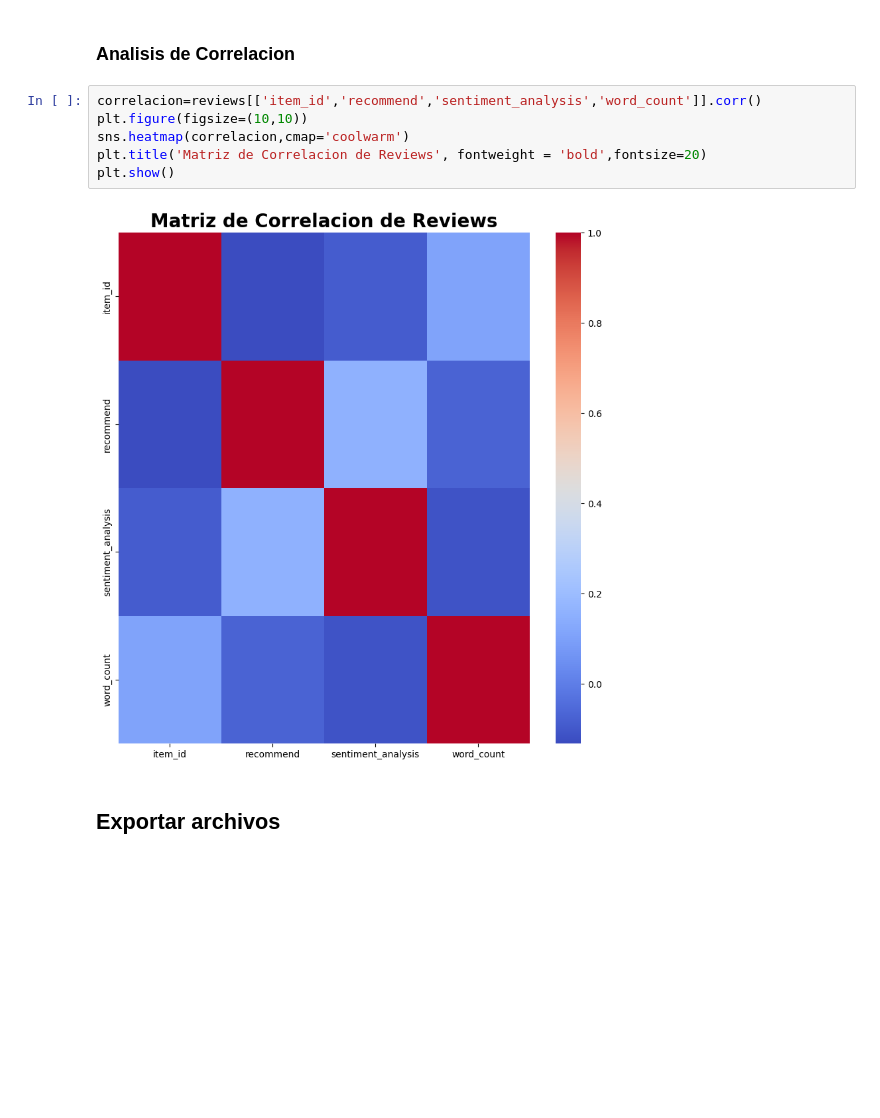
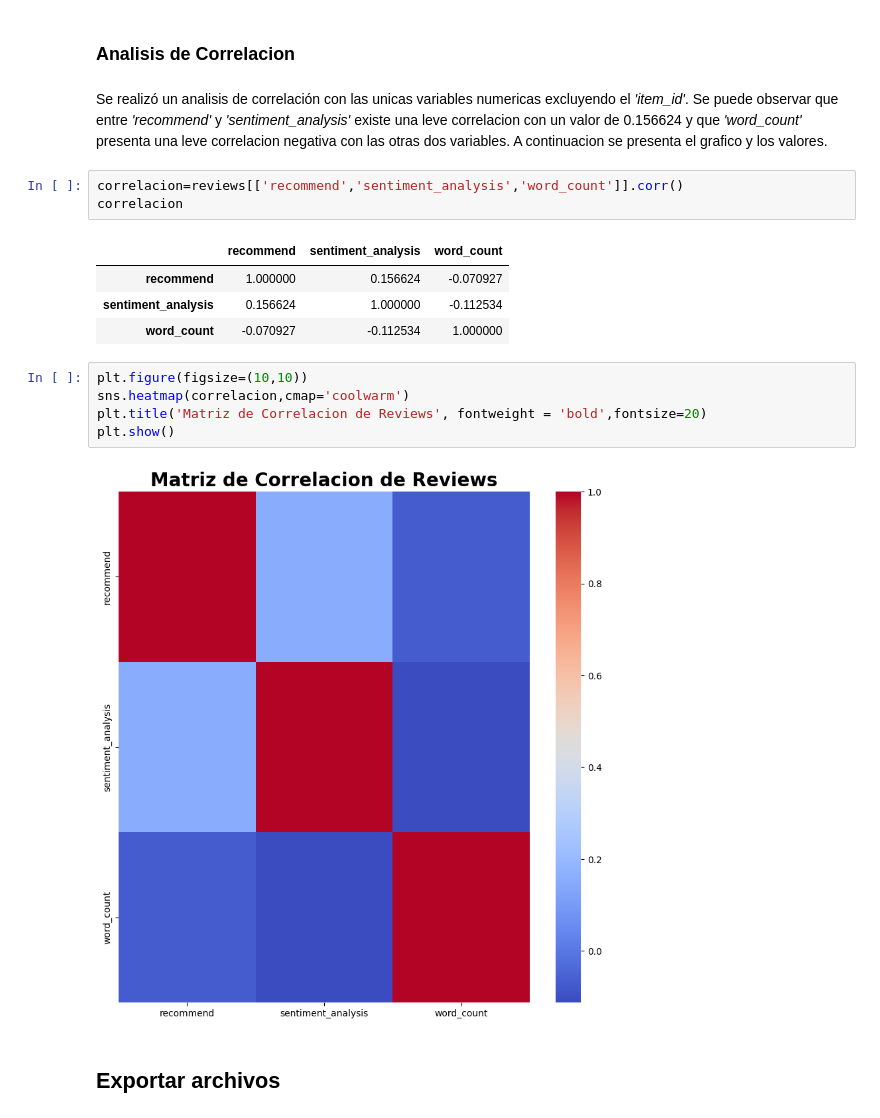
Before and after one commit to carocardenas0699/PI-Machine-Learning, a Jupyter notebook: EDA.ipynb, the cells around one changed output. Saved outputs shown, nothing was run; the diff lists cells and outputs as text; blank space fills up the shorter version.

```diff
--- a/EDA.ipynb
+++ b/EDA.ipynb
@@ -1907,14 +1923,23 @@ plt.show()
 [figure]
 # %% [markdown]
 ### Analisis de Correlacion
+# %% [markdown]
+Se realizó un analisis de correlación con las unicas variables numericas excluyendo el *'item_id'*. Se puede observar que entre *'recommend'* y *'sentiment_analysis'* existe una leve correlacion con un valor de 0.156624 y que *'word_count'* presenta una leve correlacion negativa con las otras dos variables.  A continuacion se presenta el grafico y los valores.
+# %%
+correlacion=reviews[['recommend','sentiment_analysis','word_count']].corr()
+correlacion
+# %% [output]
+|  | recommend | sentiment_analysis | word_count |
+| recommend | 1.000000 | 0.156624 | -0.070927 |
+| sentiment_analysis | 0.156624 | 1.000000 | -0.112534 |
+| word_count | -0.070927 | -0.112534 | 1.000000 |
 # %%
-correlacion=reviews[['item_id','recommend','sentiment_analysis','word_count']].corr()
 plt.figure(figsize=(10,10))
 sns.heatmap(correlacion,cmap='coolwarm')
 plt.title('Matriz de Correlacion de Reviews', fontweight = 'bold',fontsize=20)
 plt.show()
 # %% [output]
-[figure, old version]
+[figure, new version]
 # %% [markdown]
 ## Exportar archivos
 # %% [markdown]
```
Also changed, not shown: parts of 25 cells of this notebook, 1 other file.
